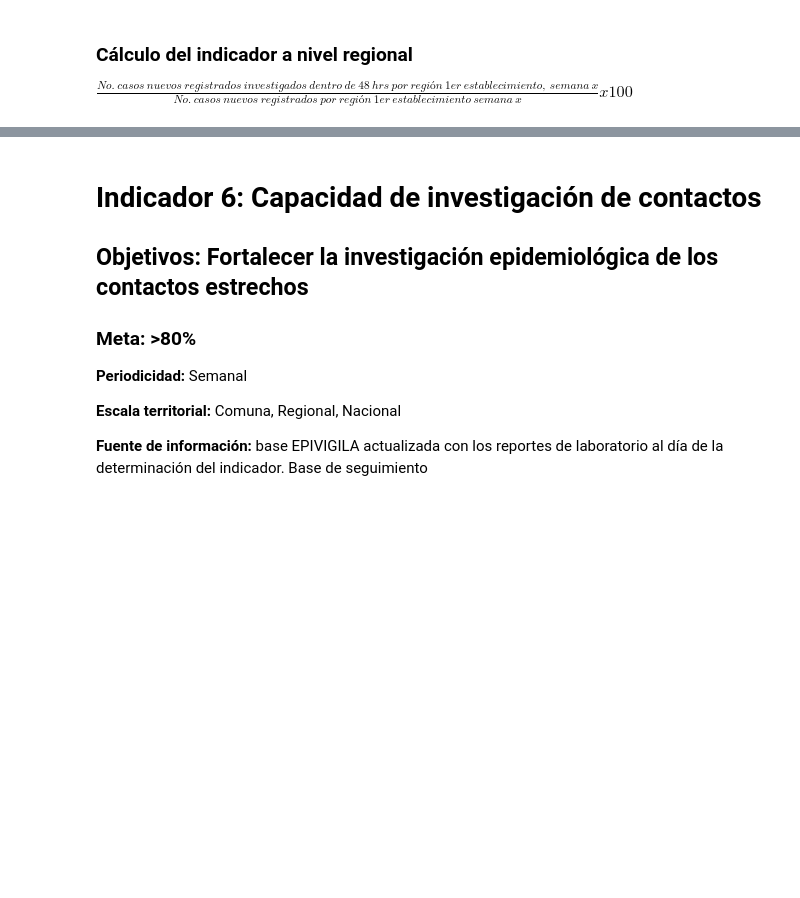
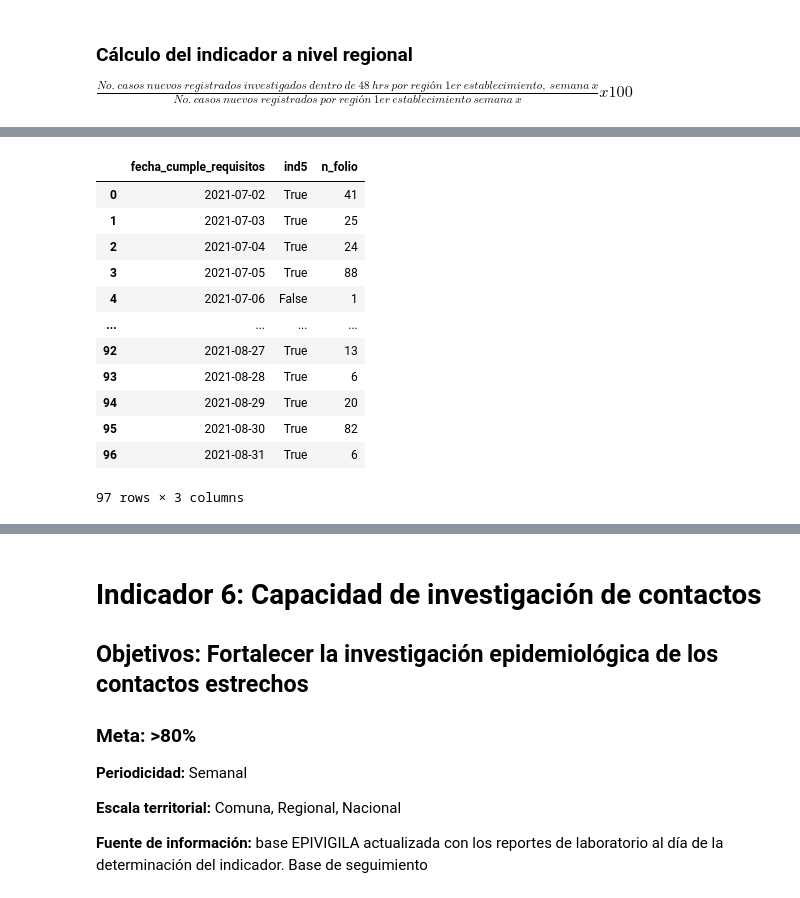
Before and after one commit to millacurafa/SeremiSaludAysenCovid, a Jupyter notebook: indicadores_trazabilidad.ipynb, the cells around one changed output, grey strips where cells are left out. Saved outputs shown, nothing was run; the diff lists cells and outputs as text; code cells hidden in the pictures; blank space fills up the shorter version.

```diff
--- a/indicadores_trazabilidad.ipynb
+++ b/indicadores_trazabilidad.ipynb
@@ -548,0 +623,10 @@ $\frac{No.\:casos\:nuevos\:registrados\:investigados\:dentro\:de\:48\:hrs\:por\:
+# %%
+#Se consideran solo los visible no eliniminados y se botan duplicados
+
+df_seguimiento_filtered= df_seguimiento_merged[df_seguimiento_merged['visible_no_eliminado']=='t'].drop_duplicates('n_folio')
+
+#Se consideran sólo registros de casos que estén activos o egresados en la bandeja de seguimiento.
+
+df_seguimiento_filtered= df_seguimiento_filtered[(df_seguimiento_filtered['suspendido']=='activo')|(df_seguimiento_filtered['suspendido']=='egresado')]
+
+df_seguimiento_filtered.sample(2)
@@ -548,0 +655,21 @@ $\frac{No.\:casos\:nuevos\:registrados\:investigados\:dentro\:de\:48\:hrs\:por\:
+# %%
+# Crea columna considerando si diferencial de fecha cumple requisitos y fecha de notificacion
+# es menor a un timedelta de d 2 días
+
+df_seguimiento_filtered['ind5'] = df_seguimiento_filtered['dif_fecha']<= pd.to_timedelta('2 days')
+# %%
+df_seguimiento_filtered.groupby(['fecha_cumple_requisitos', 'ind5']).count()[['n_folio']].reset_index()
+# %% [output]
+|  | fecha_cumple_requisitos | ind5 | n_folio |
+| 0 | 2021-07-02 | True | 41 |
+| 1 | 2021-07-03 | True | 25 |
+| 2 | 2021-07-04 | True | 24 |
+| 3 | 2021-07-05 | True | 88 |
+| 4 | 2021-07-06 | False | 1 |
+| ... | ... | ... | ... |
+| 92 | 2021-08-27 | True | 13 |
+| 93 | 2021-08-28 | True | 6 |
+| 94 | 2021-08-29 | True | 20 |
+| 95 | 2021-08-30 | True | 82 |
+| 96 | 2021-08-31 | True | 6 |
+97 rows × 3 columns
```
Also changed, not shown: parts of 44 cells of this notebook, 2 other files.
